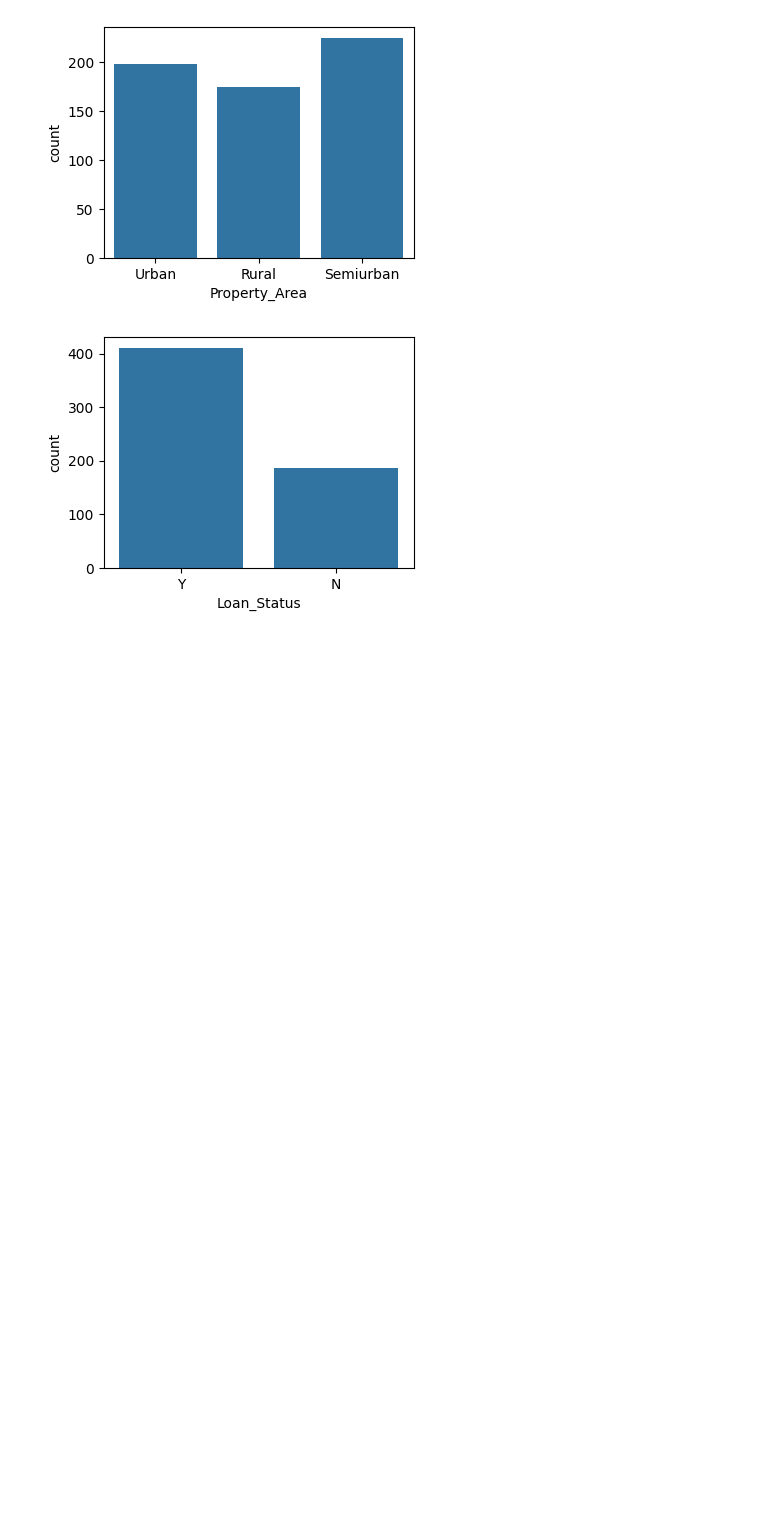
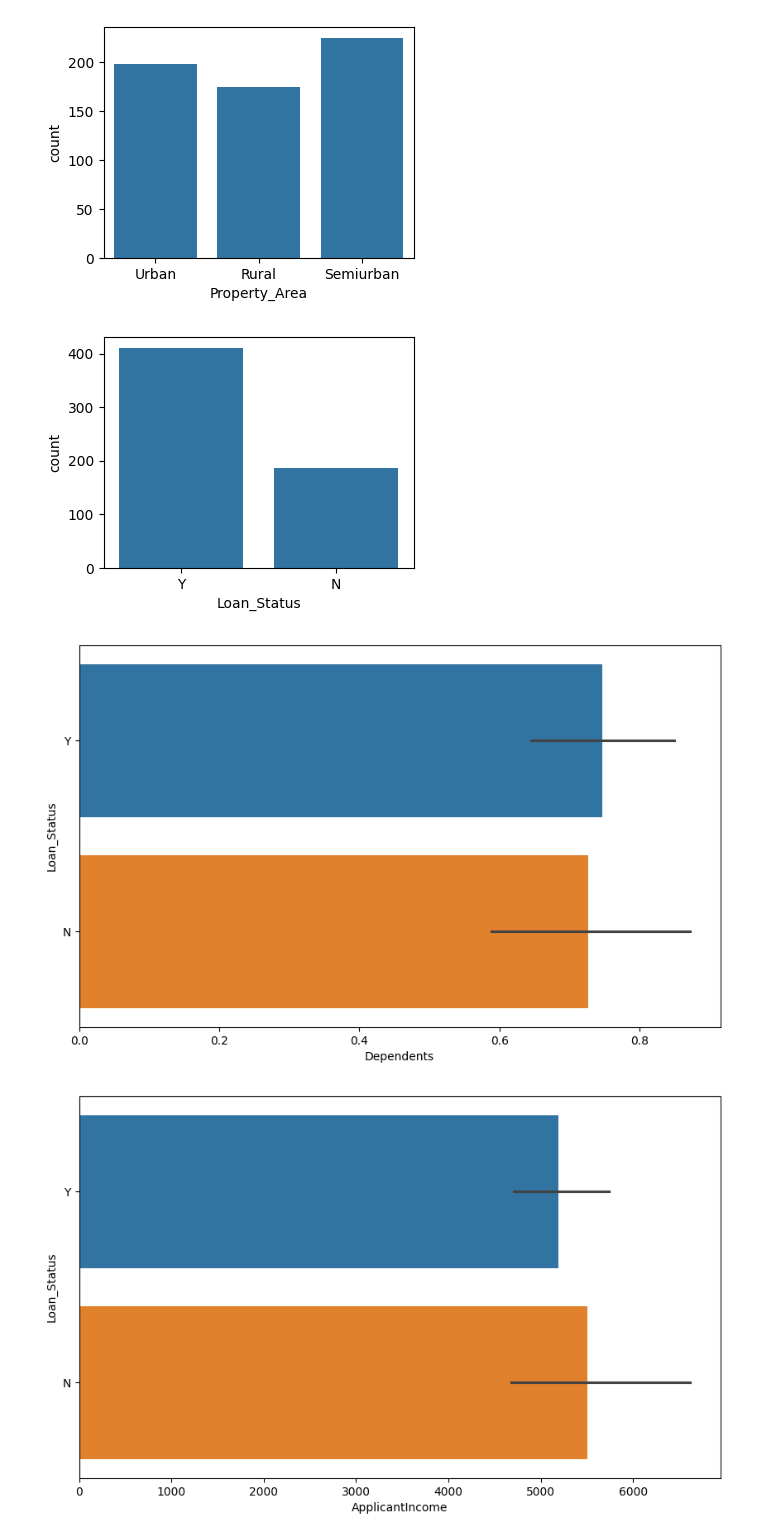
Before and after one commit to Mohitnayak-AI/Machine-Learning, a Jupyter notebook: notebook/lone.ipynb, the cells around one changed output. Drawn from its saved outputs; the diff is of its cells as text; code cells hidden in the pictures; blank space fills up the shorter version.

```diff
--- a/notebook/lone.ipynb
+++ b/notebook/lone.ipynb
@@ -72,0 +100,4 @@ df.describe(include='O').T
+# %%
+for i in df.columns:
+    if df[i].dtype != 'object':
+        df[i] = df[i].fillna(df[i].median())
@@ -82,3 +129,11 @@ for i in df.columns:
 [figure]
 [figure]
 [figure]
+# %%
+for i in df.columns:
+    if df[i].dtype != 'object':
+        plt.figure(figsize=(10,6))
+        sns.barplot(data=df,x=i,y='Loan_Status',hue='Loan_Status')
+# %% [output]
+[figure, added]
+[figure, added]
```
Also changed, not shown: parts of 16 cells of this notebook, 1 other file.
